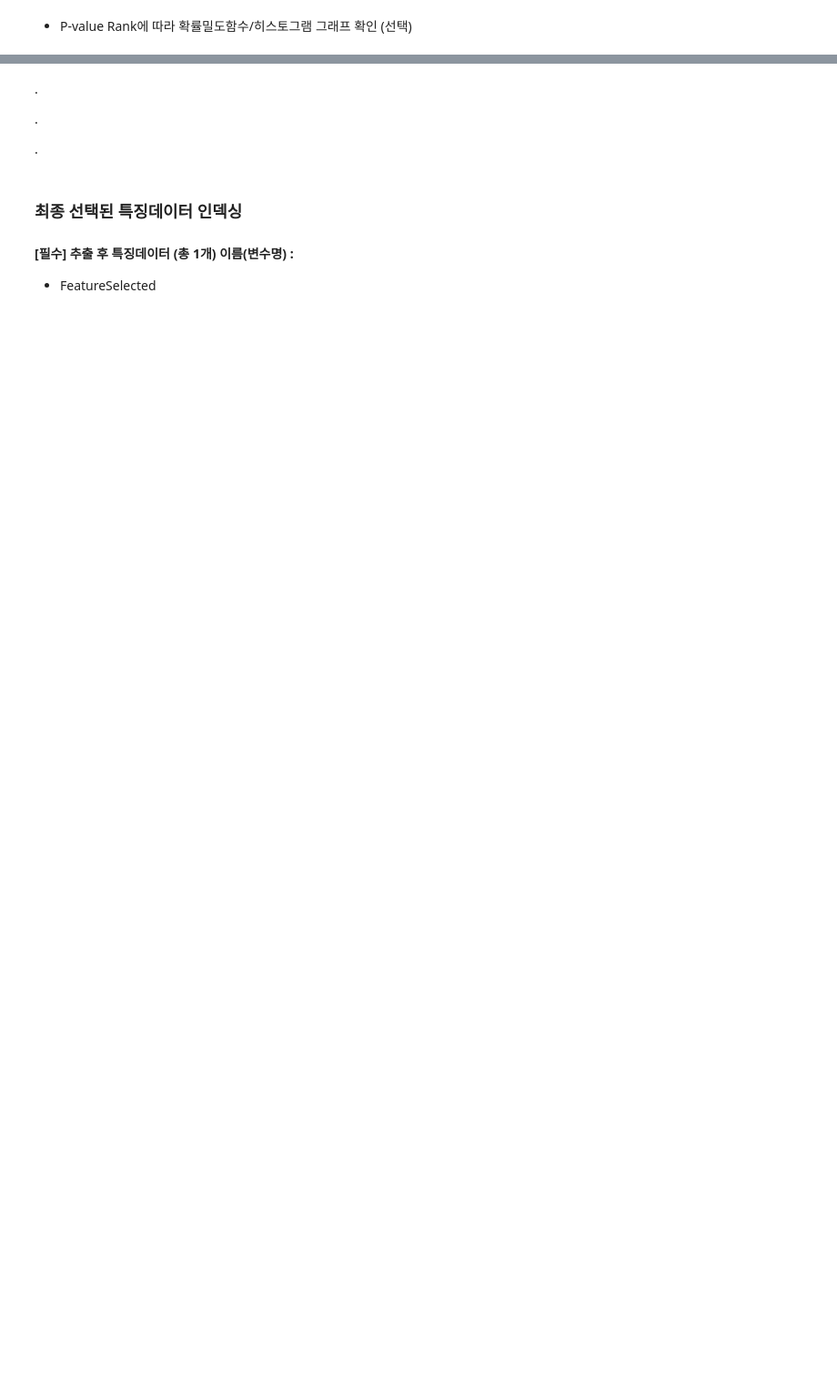
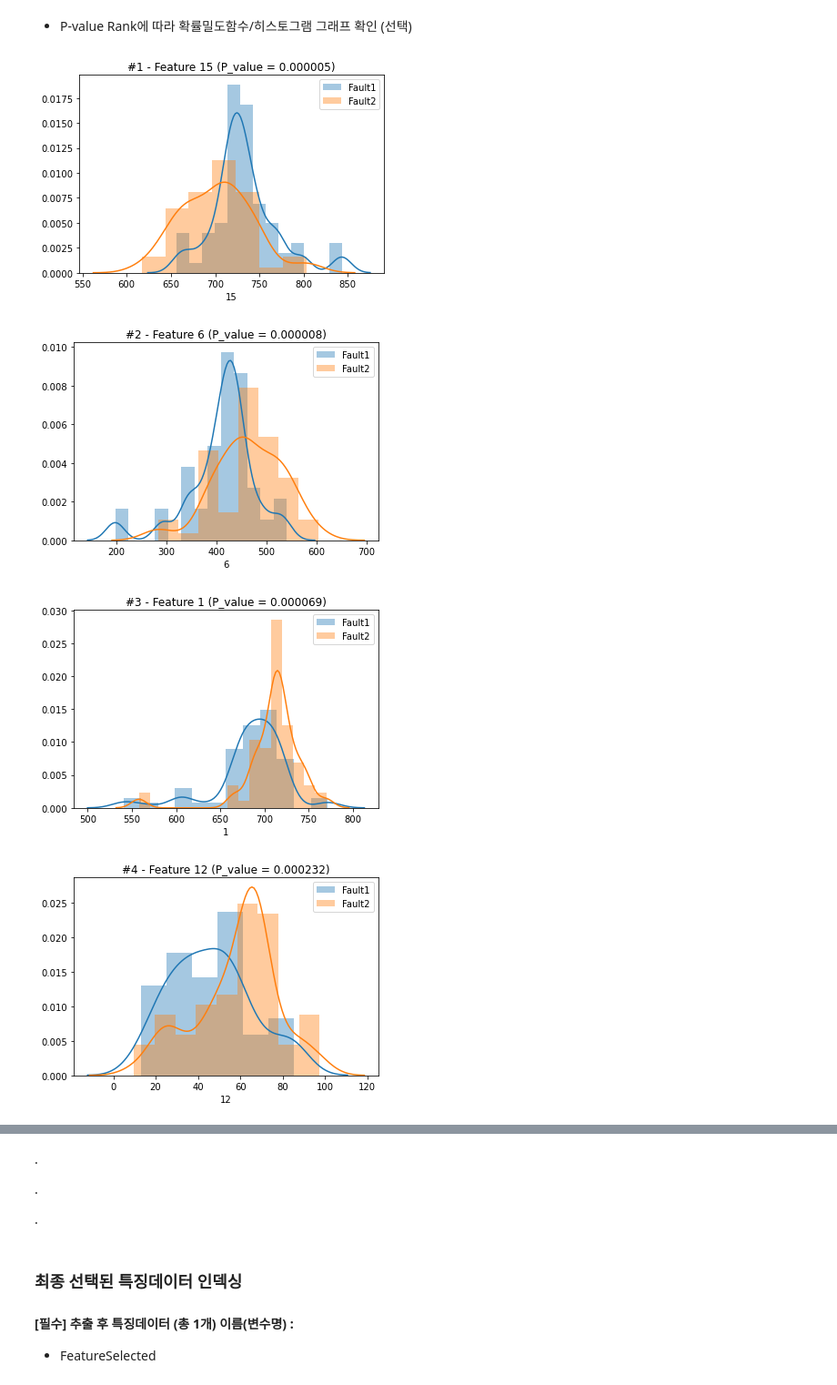
Before and after one commit to kangrnin/2020-summer-phm, a Jupyter notebook: DataCallengeMaterials/Data_Challenge_ST-0.ipynb, the cells around one changed output, grey strips where cells are left out. Shown at 91% size. Drawn from its saved outputs; the diff is of its cells as text; code cells hidden in the pictures; blank space fills up the shorter version.

Commit message:
[Data Challenge] Feature Selection by P-value

```diff
--- a/DataCallengeMaterials/Data_Challenge_ST-0.ipynb
+++ b/DataCallengeMaterials/Data_Challenge_ST-0.ipynb
@@ -335,10 +335,3 @@ StartPoint, EndPoint
 #### [필수] 추출 후 데이터 (총 140개) 이름(변수명) :
 - (Fault1구간 추출) site1a_HVAC1_Fault1 ~ site70a_HVAC1_Fault1
 - (Fault2구간 추출) site1a_HVAC1_Fault2 ~ site70a_HVAC1_Fault2
-# %%
-s1 = 'temp_data_a  =  site%da_HVAC1'%(1)
-s2 = 'temp_data_c1 =  site%dc_Fault1'%(1)
-exec(s1)
-exec(s2)
-
-temp_data_a
@@ -739,3 +690,14 @@ NoOfData    = int(FeatureData_Fault1_df.shape[1])  # 데이터 개수
 NoOfFeature = int(FeatureData_Fault1_df.shape[0])  # 특징 개수
 
 # P-value 추출 코드 작성
+P_value = np.zeros((NoOfFeature, 2))
+
+for i in range(NoOfFeature):
+
+    # 가로줄 하나하나씩(=한 특징에서의 모든 데이터) Fault1과 Fault2로 t-Test 수행
+    T_test = np.array(sp.ttest_ind(FeatureData_Fault1_df.iloc[i,:], FeatureData_Fault2_df.iloc[i,:]))
+    P_value[i, 0] = i
+    P_value[i, 1] = T_test[1]
+
+P_value = pd.DataFrame(P_value)
+P_value
@@ -749,5 +729,6 @@ NoOfFeature = int(FeatureData_Fault1_df.shape[0])  # 특징 개수
 ### P-value 오름차순으로 재정렬
 - P-value < 0.01인 특징개수 확인
 # %%
-
 # P-value 기준 오름차순 재정렬 코드 작성
+P_value_Rank = P_value.sort_values([1],ascending=True)  # P-value 기준 오름차순 정렬
+P_value_Rank
@@ -753,0 +753,4 @@ NoOfFeature = int(FeatureData_Fault1_df.shape[0])  # 특징 개수
+# %%
+# P-value가 0.01보다 작은 특징 세기
+Good_Feature_Count = len(np.where(P_value_Rank.iloc[:,1].values < 0.01)[0])
+Good_Feature_Count
@@ -758,0 +761,13 @@ NoOfFeature = int(FeatureData_Fault1_df.shape[0])  # 특징 개수
+# %%
+# 확률밀도함수/히스토그램 그래프 확인 코드 작성 (선택)
+for i in range(Good_Feature_Count):
+    sb.distplot(FeatureData_Fault1_df.iloc[int(P_value_Rank.iloc[i,0]), :], label = 'Fault1')
+    sb.distplot(FeatureData_Fault2_df.iloc[int(P_value_Rank.iloc[i,0]), :], label = 'Fault2')
+    plt.title('#{} - Feature {} (P_value = {:.6f})'.format(i+1, int(P_value_Rank.iloc[i,0]), P_value_Rank.iloc[i,1]))
+    plt.legend(loc='upper right')
+    plt.show()
+# %% [output]
+[figure, added]
+[figure, added]
+[figure, added]
+[figure, added]
```
Also changed, not shown: parts of 12 cells of this notebook, 1 other file.
